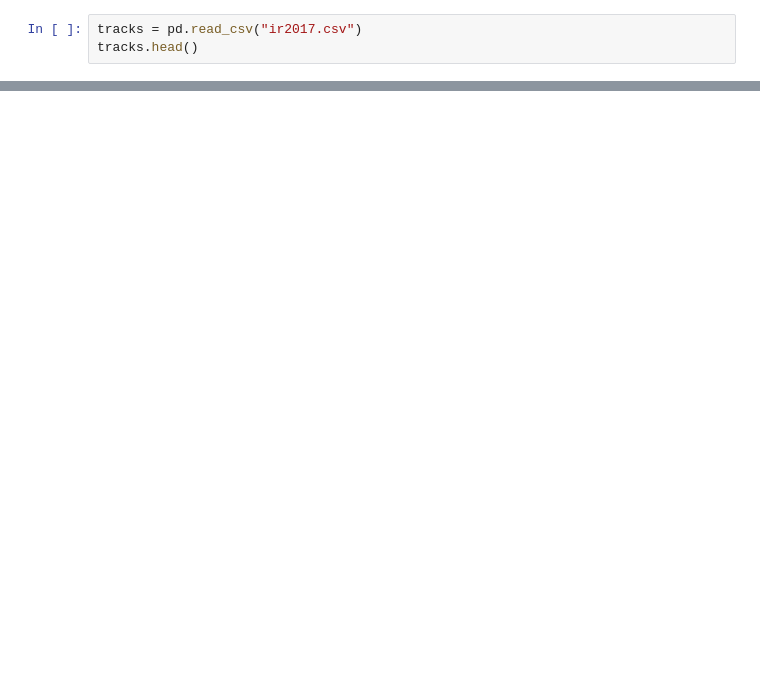
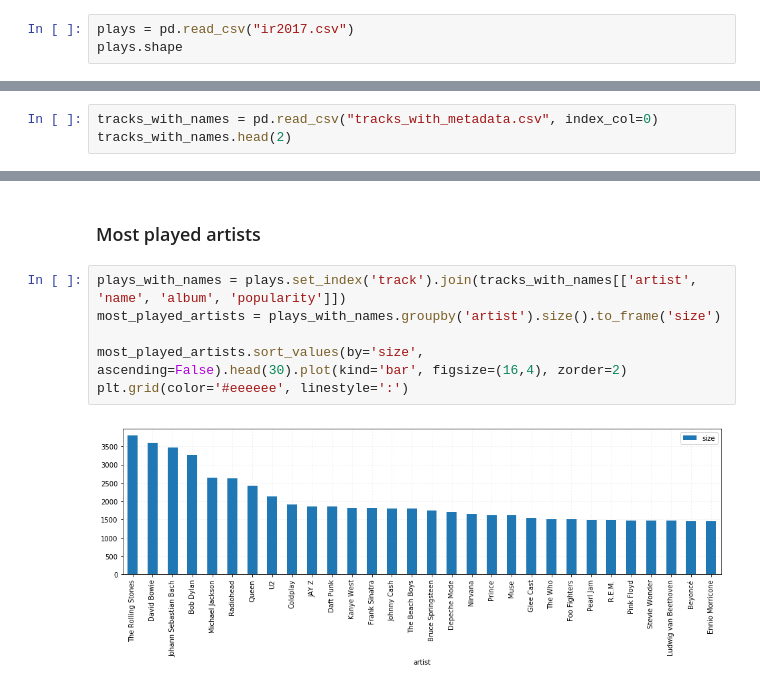
Before and after one commit to perdix/RecSysChallenge, a Jupyter notebook: Analysis.ipynb, the cells around one changed output, grey strips where cells are left out. Drawn from its saved outputs; the diff is of its cells as text; blank space fills up the shorter version.

```diff
--- a/Analysis.ipynb
+++ b/Analysis.ipynb
@@ -5,4 +11,4 @@ import matplotlib.pyplot as plt
 # %%
-tracks = pd.read_csv("ir2017.csv")
-tracks.head()
+plays = pd.read_csv("ir2017.csv")
+plays.shape
 # %% [output]
@@ -82,0 +124,3 @@ Name: 0, dtype: object
+# %%
+tracks_with_names = pd.read_csv("tracks_with_metadata.csv", index_col=0)
+tracks_with_names.head(2)
@@ -82,0 +171,10 @@ Name: 0, dtype: object
+# %% [markdown]
+### Most played artists
+# %%
+plays_with_names = plays.set_index('track').join(tracks_with_names[['artist', 'name', 'album', 'popularity']])
+most_played_artists = plays_with_names.groupby('artist').size().to_frame('size')
+
+most_played_artists.sort_values(by='size', ascending=False).head(30).plot(kind='bar', figsize=(16,4), zorder=2)
+plt.grid(color='#eeeeee', linestyle=':')
+# %% [output]
+[figure, added]
```
Also changed, not shown: parts of 38 cells of this notebook.
